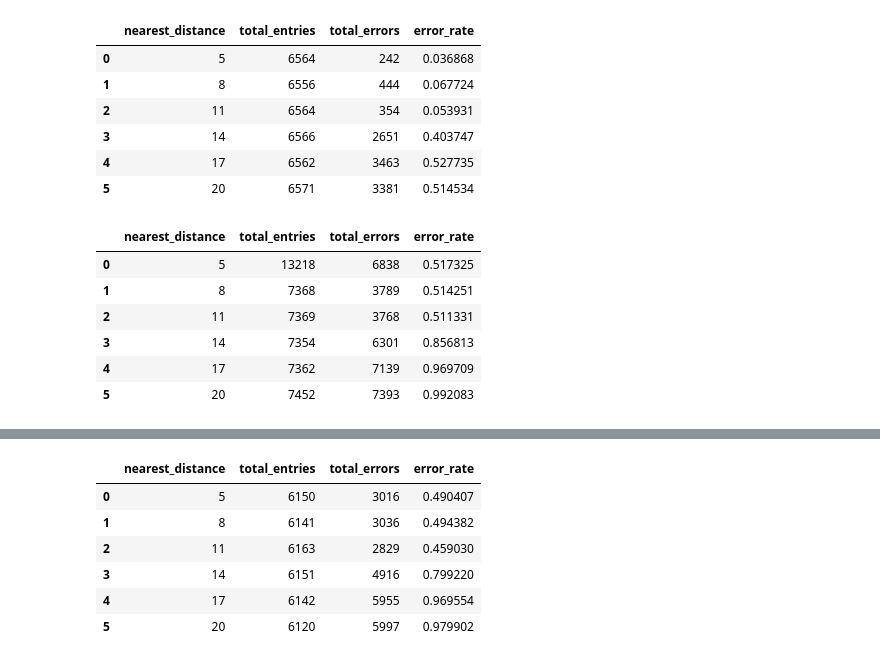
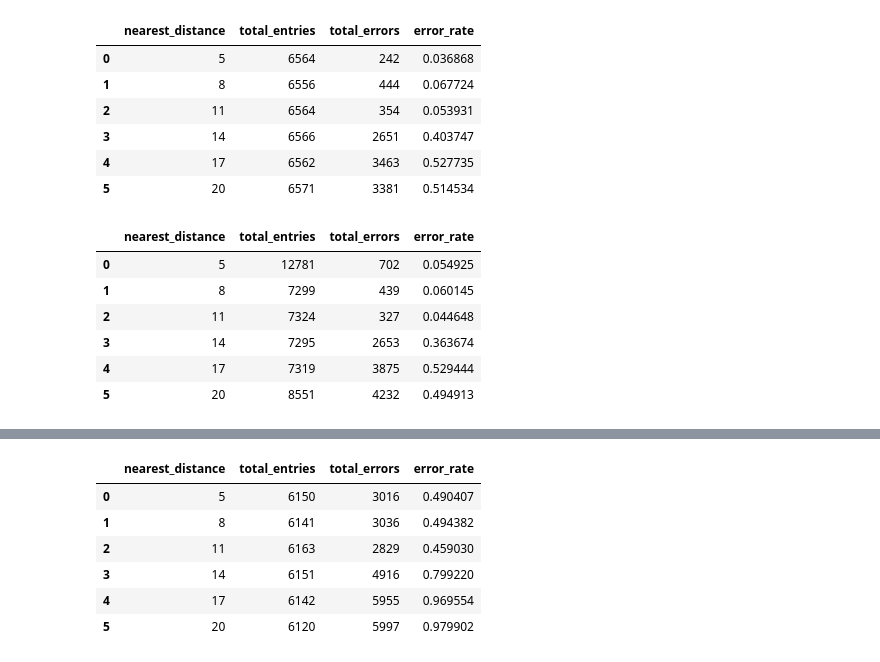
Before and after one commit to MarlonRiv/uvdar_core, a Jupyter notebook: scripts/Processing_evaluation_distance.ipynb, the cells around one changed output, grey strips where cells are left out. Drawn from its saved outputs; the diff is of its cells as text; code cells hidden in the pictures.

```diff
--- a/scripts/Processing_evaluation_distance.ipynb
+++ b/scripts/Processing_evaluation_distance.ipynb
@@ -84,26 +143,36 @@ data_static_100_v2.head(5)
 # %%
 # Load the data dynamic
-input_csv_path = os.path.expanduser('~/Desktop/MRS_Master_Project/rosbags/simulation/dynamic_standard_th_200_cleaned.csv')
+input_csv_path = os.path.expanduser('~/Desktop/MRS_Master_Project/rosbags/simulation/dynamic_standard_th_200_processed.csv')
 data_dynamic = pd.read_csv(input_csv_path)
 data_dynamic.head(5)
 
-# Load the data of threshold 100
-input_csv_path = os.path.expanduser('~/Desktop/MRS_Master_Project/rosbags/simulation/dynamic_standard_th_100_cleaned.csv')
-data_dynamic_100 = pd.read_csv(input_csv_path)
+""" # Load the data of threshold 100
+input_csv_path = os.path.expanduser('~/Desktop/MRS_Master_Project/rosbags/simulation/dynamic_standard_th_100_processed.csv')
+data_dynamic_100 = pd.read_csv(input_csv_path) """
 
 #Load the data of threshold 150
-input_csv_path = os.path.expanduser('~/Desktop/MRS_Master_Project/rosbags/simulation/dynamic_standard_th_150_cleaned.csv')
+input_csv_path = os.path.expanduser('~/Desktop/MRS_Master_Project/rosbags/simulation/dynamic_standard_th_150_processed.csv')
 data_dynamic_150 = pd.read_csv(input_csv_path)
 data_dynamic_150.head(5)
 
 # Load the data of threshold 50
-input_csv_path = os.path.expanduser('~/Desktop/MRS_Master_Project/rosbags/simulation/dynamic_standard_th_50_cleaned.csv')
+input_csv_path = os.path.expanduser('~/Desktop/MRS_Master_Project/rosbags/simulation/dynamic_standard_th_50_processed.csv')
 data_dynamic_50 = pd.read_csv(input_csv_path)
 data_dynamic_50.head(5)
 
 # Load the data of threshold 100 v2
-input_csv_path = os.path.expanduser('~/Desktop/MRS_Master_Project/rosbags/simulation/dynamic_standard_th_100_v2_cleaned.csv')
+input_csv_path = os.path.expanduser('~/Desktop/MRS_Master_Project/rosbags/simulation/dynamic_standard_th_100_v2_processed.csv')
 data_dynamic_100_v2 = pd.read_csv(input_csv_path)
 data_dynamic_100_v2.head(5)
+
+#Load the data of kl adaptive
+input_csv_path = os.path.expanduser('~/Desktop/MRS_Master_Project/rosbags/simulation/kl_dynamic_adaptive_processed.csv')
+data_dynamic_kl_adaptive = pd.read_csv(input_csv_path)
+data_dynamic_kl_adaptive.head(5)
+
+#Load the data of otsu adaptive
+input_csv_path = os.path.expanduser('~/Desktop/MRS_Master_Project/rosbags/simulation/otsu_dynamic_adaptive_processed.csv')
+data_dynamic_otsu_adaptive = pd.read_csv(input_csv_path)
+data_dynamic_otsu_adaptive.head(5)
 # %% [output]
 |  | timestamp | distance_x | value | is_error | nearest_distance |
@@ -138,14 +218,14 @@ th_100_v2_summary_static
 | 4 | 17 | 6562 | 3463 | 0.527735 |
 | 5 | 20 | 6571 | 3381 | 0.514534 |
 # %%
-# Summarizing the frequency of errors for threshold 200
-th_200_summary_dynamic = data_dynamic.groupby('nearest_distance')['is_error'].agg(['count', 'sum', 'mean']).reset_index().rename(columns={'count': 'total_entries', 'sum': 'total_errors', 'mean': 'error_rate'})
-th_200_summary_dynamic
+# Summarizing the frequency of errors for threshold 100 v2
+th_100_v2_summary_dynamic = data_dynamic_100_v2.groupby('nearest_distance')['is_error'].agg(['count', 'sum', 'mean']).reset_index().rename(columns={'count': 'total_entries', 'sum': 'total_errors', 'mean': 'error_rate'})
+th_100_v2_summary_dynamic
 # %% [output]
 |  | nearest_distance | total_entries | total_errors | error_rate |
-| 0 | 5 | 13218 | 6838 | 0.517325 |
-| 1 | 8 | 7368 | 3789 | 0.514251 |
-| 2 | 11 | 7369 | 3768 | 0.511331 |
-| 3 | 14 | 7354 | 6301 | 0.856813 |
-| 4 | 17 | 7362 | 7139 | 0.969709 |
-| 5 | 20 | 7452 | 7393 | 0.992083 |
+| 0 | 5 | 12781 | 702 | 0.054925 |
+| 1 | 8 | 7299 | 439 | 0.060145 |
+| 2 | 11 | 7324 | 327 | 0.044648 |
+| 3 | 14 | 7295 | 2653 | 0.363674 |
+| 4 | 17 | 7319 | 3875 | 0.529444 |
+| 5 | 20 | 8551 | 4232 | 0.494913 |
```
Also changed, not shown: parts of 19 cells of this notebook, 4 other files.
